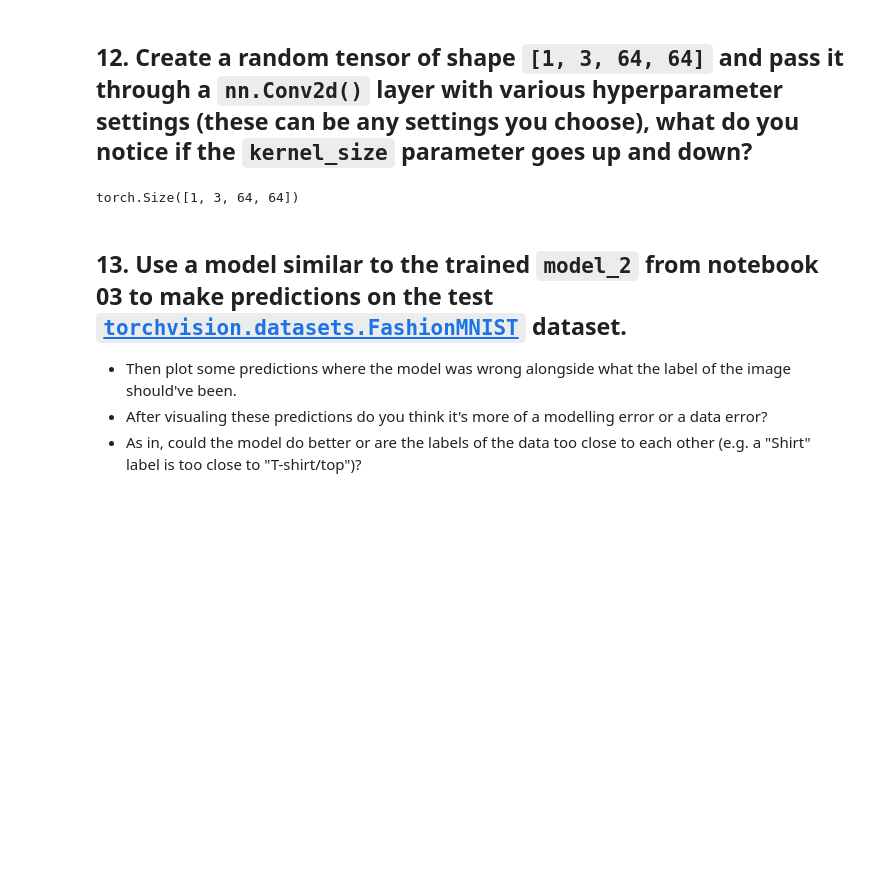
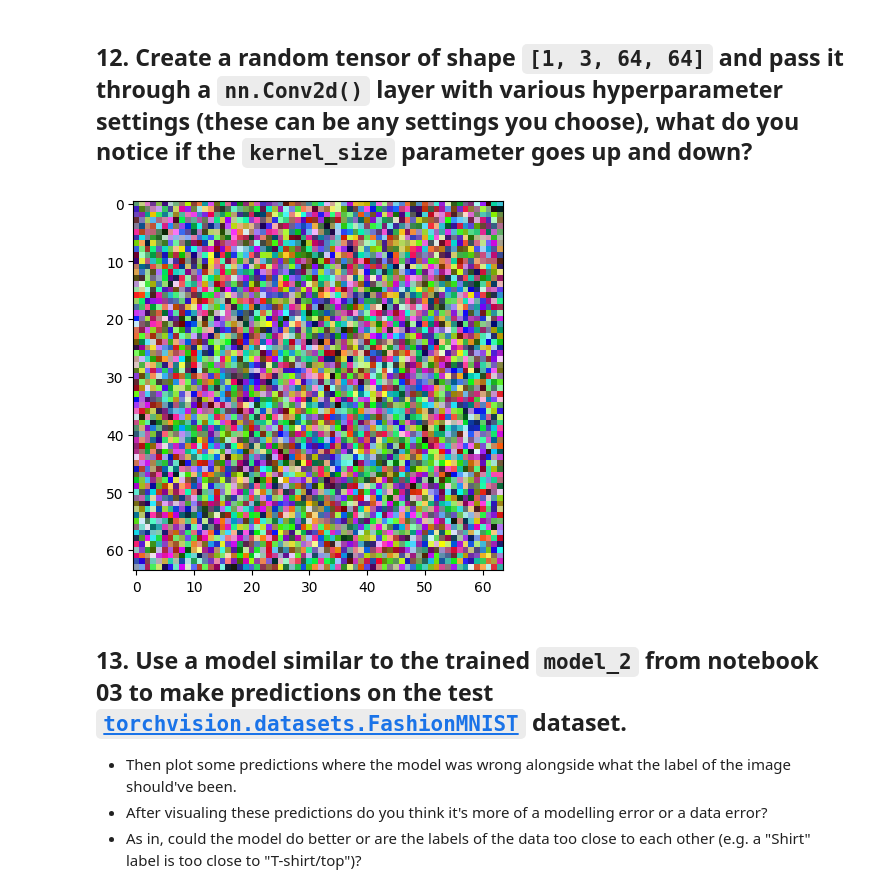
Before and after one commit to E1250/ztm-pytorch, a Jupyter notebook: 03_pytorch_computer_vision_exercises.ipynb, the cells around one changed output. Drawn from its saved outputs; the diff is of its cells as text; code cells hidden in the pictures; blank space fills up the shorter version.

```diff
--- a/03_pytorch_computer_vision_exercises.ipynb
+++ b/03_pytorch_computer_vision_exercises.ipynb
@@ -288,9 +288,17 @@ total_train_time_model_0 = print_train_time(start=train_time_start_on_cpu,
 ## 12. Create a random tensor of shape `[1, 3, 64, 64]` and pass it through a `nn.Conv2d()` layer with various hyperparameter settings (these can be any settings you choose), what do you notice if the `kernel_size` parameter goes up and down?
 # %%
 tensor = torch.rand(size=(1,3,64,64))
-layer = nn.Conv2D
+layer = nn.Conv2d(
+    stride=2,
+    padding=2,
+    in_channels=3,
+    out_channels=3,
+    kernel_size=20
+    )
+layer(tensor)
+plt.imshow(tensor.squeeze().permute(1,2,0));
 # %% [output]
-torch.Size([1, 3, 64, 64])
+[figure, added]
 # %% [markdown]
 ## 13. Use a model similar to the trained `model_2` from notebook 03 to make predictions on the test [`torchvision.datasets.FashionMNIST`](https://pytorch.org/vision/main/generated/torchvision.datasets.FashionMNIST.html) dataset.
 * Then plot some predictions where the model was wrong alongside what the label of the image should've been.
```
